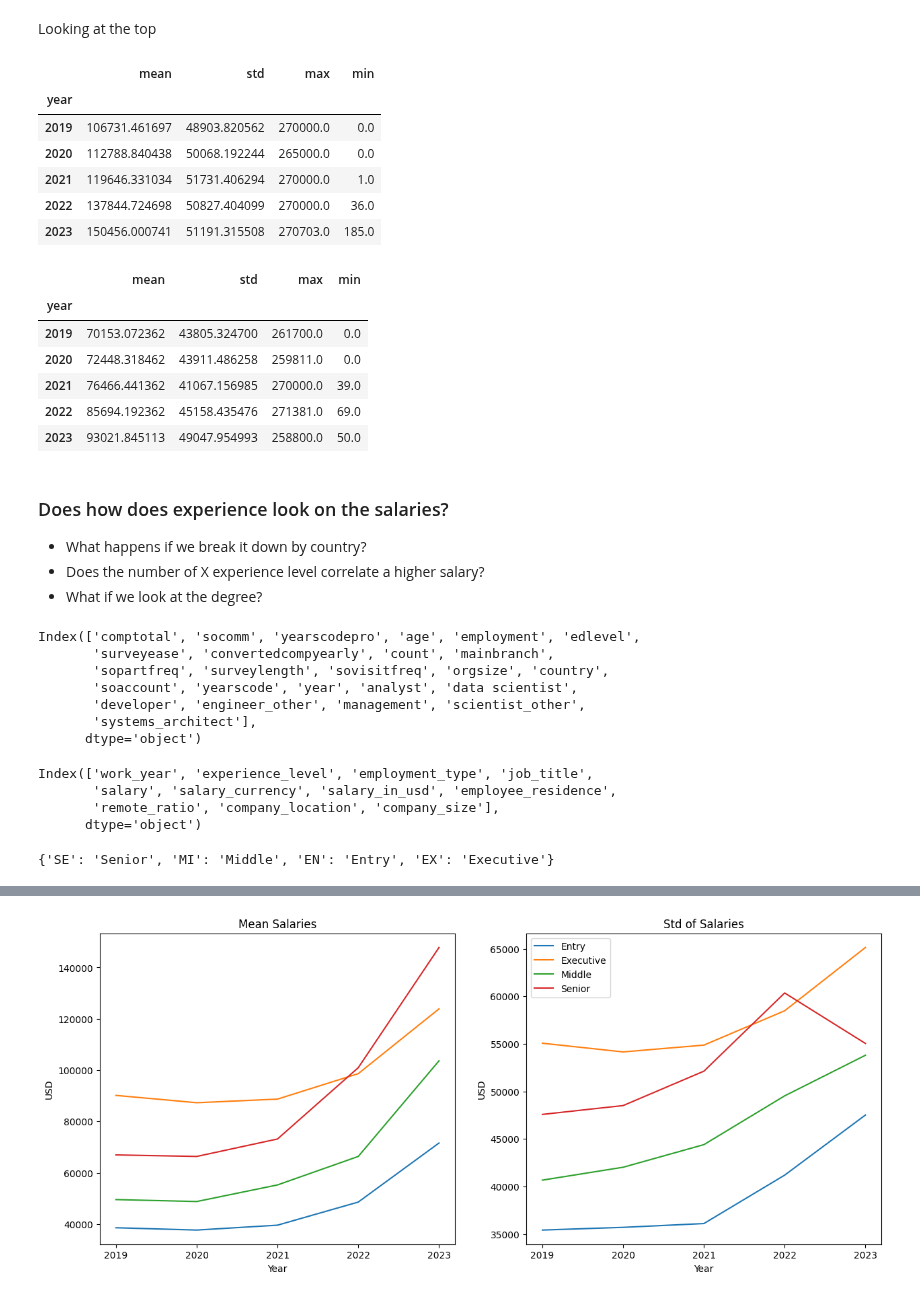
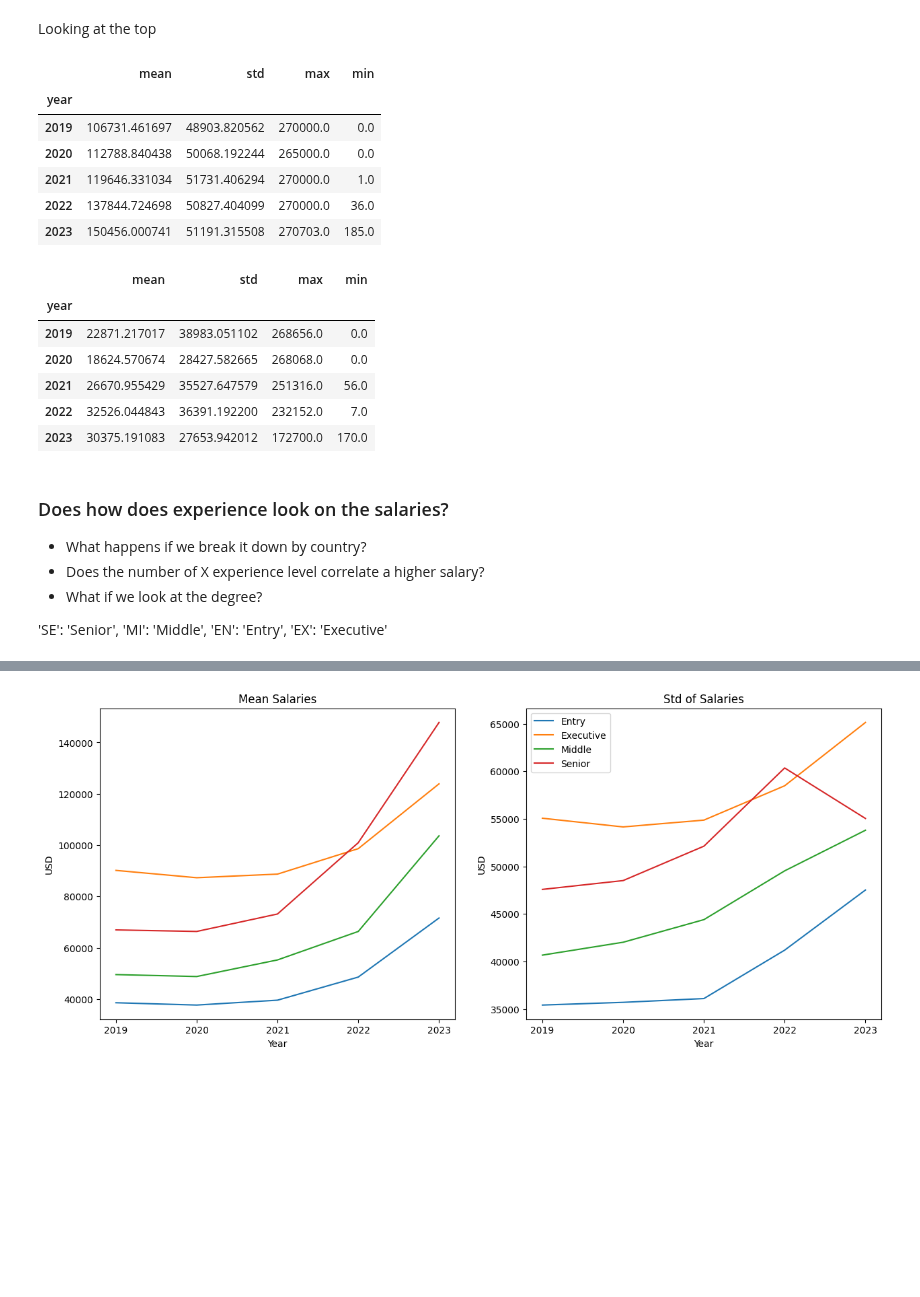
Before and after one commit to lmg1404/data_professionals_analysis, a Jupyter notebook: analysis.ipynb, the cells around one changed output, grey strips where cells are left out. Drawn from its saved outputs; the diff is of its cells as text; code cells hidden in the pictures; blank space fills up the shorter version.

```diff
--- a/analysis.ipynb
+++ b/analysis.ipynb
@@ -673,59 +640,37 @@ plt.show()
 Looking at the top
 # %%
 usa = location[location["country"] == "USA"]
-gbr = location[location["country"] == "GBR"]
+ind = location[location["country"] == "IND"]
 # %%
 display(
     usa.groupby("year")["convertedcompyearly"].agg(["mean", "std", "max", "min"]),
-    gbr.groupby("year")["convertedcompyearly"].agg(["mean", "std", "max", "min"])
+    ind.groupby("year")["convertedcompyearly"].agg(["mean", "std", "max", "min"])
 )
 # %% [output]
 |  | mean | std | max | min |
 | year |  |  |  |  |
 | 2019 | 106731.461697 | 48903.820562 | 270000.0 | 0.0 |
 | 2020 | 112788.840438 | 50068.192244 | 265000.0 | 0.0 |
 | 2021 | 119646.331034 | 51731.406294 | 270000.0 | 1.0 |
 | 2022 | 137844.724698 | 50827.404099 | 270000.0 | 36.0 |
 | 2023 | 150456.000741 | 51191.315508 | 270703.0 | 185.0 |
 |  | mean | std | max | min |
 | year |  |  |  |  |
-| 2019 | 70153.072362 | 43805.324700 | 261700.0 | 0.0 |
-| 2020 | 72448.318462 | 43911.486258 | 259811.0 | 0.0 |
-| 2021 | 76466.441362 | 41067.156985 | 270000.0 | 39.0 |
-| 2022 | 85694.192362 | 45158.435476 | 271381.0 | 69.0 |
-| 2023 | 93021.845113 | 49047.954993 | 258800.0 | 50.0 |
+| 2019 | 22871.217017 | 38983.051102 | 268656.0 | 0.0 |
+| 2020 | 18624.570674 | 28427.582665 | 268068.0 | 0.0 |
+| 2021 | 26670.955429 | 35527.647579 | 251316.0 | 56.0 |
+| 2022 | 32526.044843 | 36391.192200 | 232152.0 | 7.0 |
+| 2023 | 30375.191083 | 27653.942012 | 172700.0 | 170.0 |
 # %% [markdown]
 ### Does how does experience look on the salaries?
 - What happens if we break it down by country?
 - Does the number of X experience level correlate a higher salary?
 - What if we look at the degree?
+
+'SE': 'Senior',
+'MI': 'Middle',
+'EN': 'Entry',
+'EX': 'Executive'
-# %%
-s_o.columns
-# %% [output]
-Index(['comptotal', 'socomm', 'yearscodepro', 'age', 'employment', 'edlevel',
-       'surveyease', 'convertedcompyearly', 'count', 'mainbranch',
-       'sopartfreq', 'surveylength', 'sovisitfreq', 'orgsize', 'country',
-       'soaccount', 'yearscode', 'year', 'analyst', 'data scientist',
-       'developer', 'engineer_other', 'management', 'scientist_other',
-       'systems_architect'],
-      dtype='object')
-# %%
-salaries.columns
-# %% [output]
-Index(['work_year', 'experience_level', 'employment_type', 'job_title',
-       'salary', 'salary_currency', 'salary_in_usd', 'employee_residence',
-       'remote_ratio', 'company_location', 'company_size'],
-      dtype='object')
-# %%
-salaries["experience_level"].unique()
-{
-    'SE': 'Senior',
-    'MI': 'Middle',
-    'EN': 'Entry',
-    'EX': 'Executive'
-}
-# %% [output]
-{'SE': 'Senior', 'MI': 'Middle', 'EN': 'Entry', 'EX': 'Executive'}
 # %%
 # s_o["yearscodepro"] = s_o["yearscodepro"].astype(int)
 s_o["experience_level"] = s_o["yearscodepro"].replace({'Less than 1 year': 0, 'More than 50 years': 50})
```
Also changed, not shown: parts of 9 cells of this notebook.
